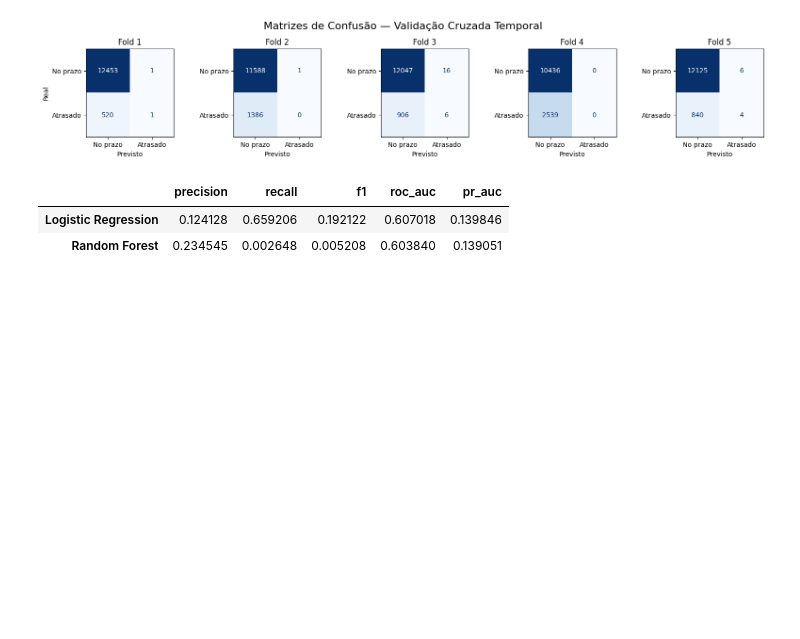
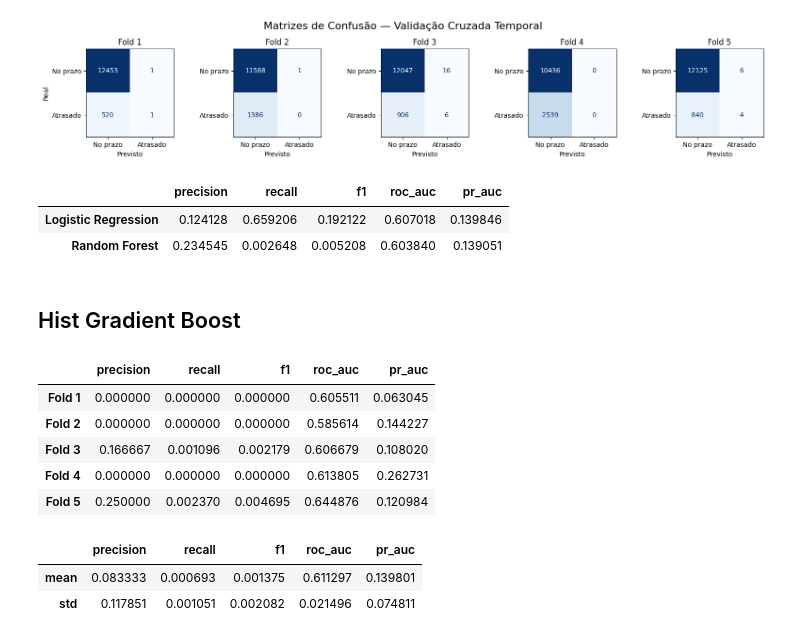
Before and after one commit to DjallenDias/olist_pred, a Jupyter notebook: model.ipynb, the cells around one changed output. Drawn from its saved outputs; the diff is of its cells as text; code cells hidden in the pictures; blank space fills up the shorter version.

```diff
--- a/model.ipynb
+++ b/model.ipynb
@@ -340,3 +340,5 @@ comparison
 |  | precision | recall | f1 | roc_auc | pr_auc |
 | Logistic Regression | 0.124128 | 0.659206 | 0.192122 | 0.607018 | 0.139846 |
 | Random Forest | 0.234545 | 0.002648 | 0.005208 | 0.603840 | 0.139051 |
+# %% [markdown]
+## Hist Gradient Boost
@@ -342,0 +359,21 @@ comparison
+# %%
+hgb_results = pd.DataFrame({"precision": hgb_cv["test_precision"], "recall": hgb_cv["test_recall"],
+                            "f1": hgb_cv["test_f1"], "roc_auc": hgb_cv["test_roc_auc"],
+                            "pr_auc": hgb_cv["test_pr_auc"],})
+
+hgb_results.index = [f"Fold {i}" for i in range(1, len(hgb_results) + 1)]
+
+hgb_results
+# %% [output]
+|  | precision | recall | f1 | roc_auc | pr_auc |
+| Fold 1 | 0.000000 | 0.000000 | 0.000000 | 0.605511 | 0.063045 |
+| Fold 2 | 0.000000 | 0.000000 | 0.000000 | 0.585614 | 0.144227 |
+| Fold 3 | 0.166667 | 0.001096 | 0.002179 | 0.606679 | 0.108020 |
+| Fold 4 | 0.000000 | 0.000000 | 0.000000 | 0.613805 | 0.262731 |
+| Fold 5 | 0.250000 | 0.002370 | 0.004695 | 0.644876 | 0.120984 |
+# %%
+hgb_results.agg(["mean", "std"])
+# %% [output]
+|  | precision | recall | f1 | roc_auc | pr_auc |
+| mean | 0.083333 | 0.000693 | 0.001375 | 0.611297 | 0.139801 |
+| std | 0.117851 | 0.001051 | 0.002082 | 0.021496 | 0.074811 |
```
Also changed, not shown: parts of 6 cells of this notebook.
